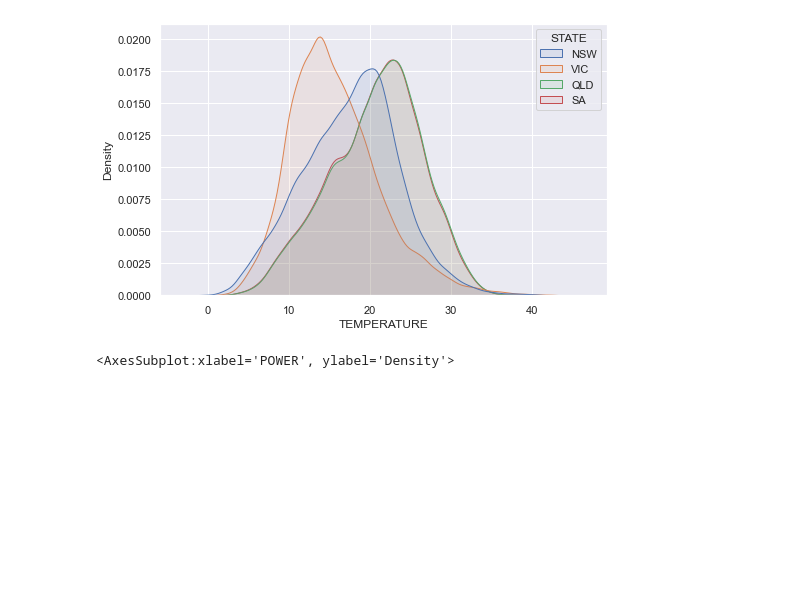
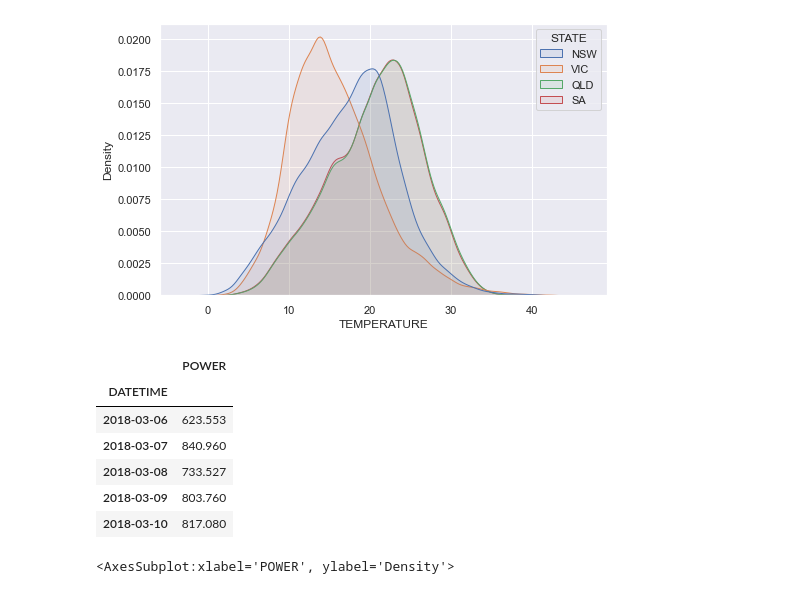
Before and after one commit to the-rahul-kumar/UNSW-Group-C-Project, a Jupyter notebook: src/Mat/PV_AEMO_erroranalysis_EDA.ipynb, the cells around one changed output. Drawn from its saved outputs; the diff is of its cells as text; code cells hidden in the pictures; blank space fills up the shorter version.

```diff
--- a/src/Mat/PV_AEMO_erroranalysis_EDA.ipynb
+++ b/src/Mat/PV_AEMO_erroranalysis_EDA.ipynb
@@ -106,4 +112,21 @@ sns.kdeplot(data=pv[pv['TEMPERATURE'].notna()], x='TEMPERATURE', hue='STATE', fi
 # %% [output]
 <AxesSubplot:xlabel='TEMPERATURE', ylabel='Density'>
 [figure]
+# %%
+# PV production distribution per state
+max_power = pv.groupby([pv['DATETIME'].dt.date, 'STATE']).aggregate({'POWER':max})
+max_nsw_power = pv[pv['STATE'] == 'NSW'].groupby(pv['DATETIME'].dt.date).aggregate({'POWER':max})
+
+# Set the index type to datetime
+max_nsw_power.index = pd.to_datetime(max_nsw_power.index)
+# %%
+max_nsw_power.head()
+# %% [output]
+|  | POWER |
+| DATETIME |  |
+| 2018-03-06 | 623.553 |
+| 2018-03-07 | 840.960 |
+| 2018-03-08 | 733.527 |
+| 2018-03-09 | 803.760 |
+| 2018-03-10 | 817.080 |
 # %%
```
Also changed, not shown: parts of 6 cells of this notebook.
